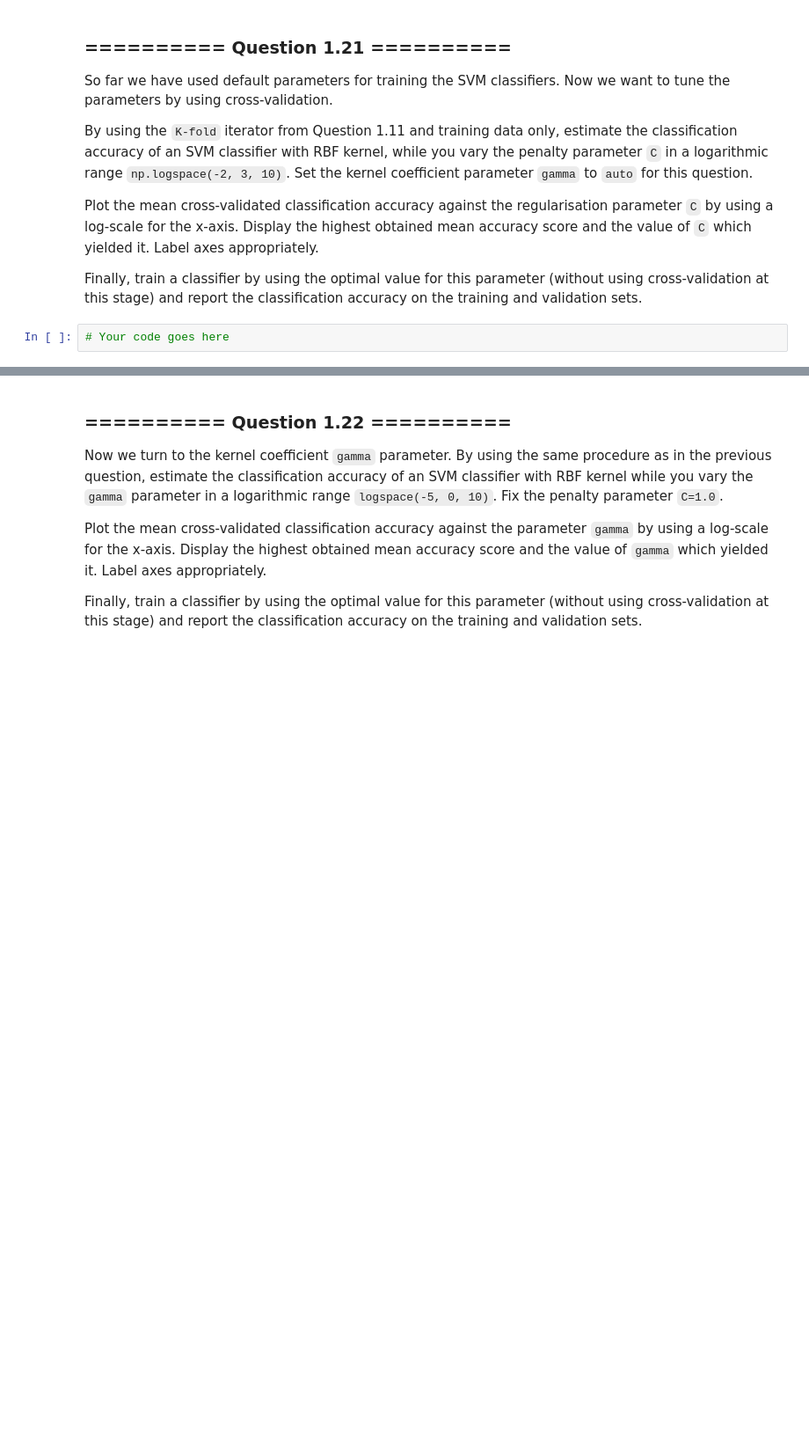
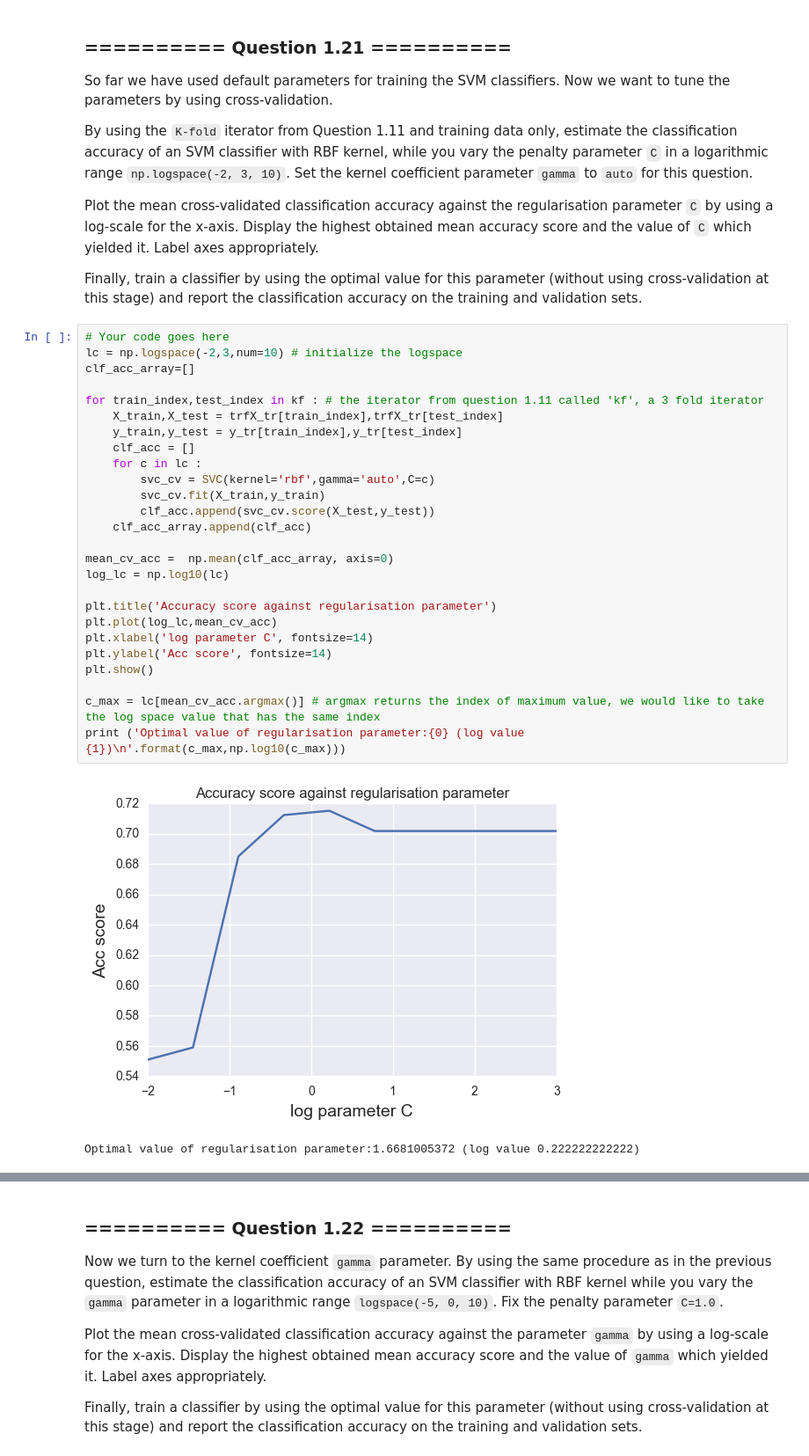
Before and after one commit to richardharmadi/iaml, a Jupyter notebook: 07_Assignment_3.ipynb, the cells around one changed output, grey strips where cells are left out. Shown at 88% size. Drawn from its saved outputs; the diff is of its cells as text; blank space fills up the shorter version.

```diff
--- a/07_Assignment_3.ipynb
+++ b/07_Assignment_3.ipynb
@@ -539,5 +596,32 @@ By using the `K-fold` iterator from Question 1.11 and training data only, estima
 Plot the mean cross-validated classification accuracy against the regularisation parameter `C` by using a log-scale for the x-axis. Display the highest obtained mean accuracy score and the value of `C` which yielded it. Label axes appropriately.
 
 Finally, train a classifier by using the optimal value for this parameter (without using cross-validation at this stage) and report the classification accuracy on the training and validation sets.
-# %%
-# Your code goes here
+# %%
+# Your code goes here
+lc = np.logspace(-2,3,num=10) # initialize the logspace
+clf_acc_array=[]
+
+for train_index,test_index in kf : # the iterator from question 1.11 called 'kf', a 3 fold iterator
+    X_train,X_test = trfX_tr[train_index],trfX_tr[test_index]
+    y_train,y_test = y_tr[train_index],y_tr[test_index]
+    clf_acc = []
+    for c in lc :
+        svc_cv = SVC(kernel='rbf',gamma='auto',C=c)
+        svc_cv.fit(X_train,y_train)
+        clf_acc.append(svc_cv.score(X_test,y_test))
+    clf_acc_array.append(clf_acc)
+
+mean_cv_acc =  np.mean(clf_acc_array, axis=0)
+log_lc = np.log10(lc)
+
+plt.title('Accuracy score against regularisation parameter')
+plt.plot(log_lc,mean_cv_acc)
+plt.xlabel('log parameter C', fontsize=14)
+plt.ylabel('Acc score', fontsize=14)
+plt.show()
+
+c_max = lc[mean_cv_acc.argmax()] # argmax returns the index of maximum value, we would like to take the log space value that has the same index
+print ('Optimal value of regularisation parameter:{0} (log value {1})\n'.format(c_max,np.log10(c_max)))
+# %% [output]
+[figure, added]
+Optimal value of regularisation parameter:1.6681005372 (log value 0.222222222222)
```
Also changed, not shown: parts of 20 cells of this notebook.
